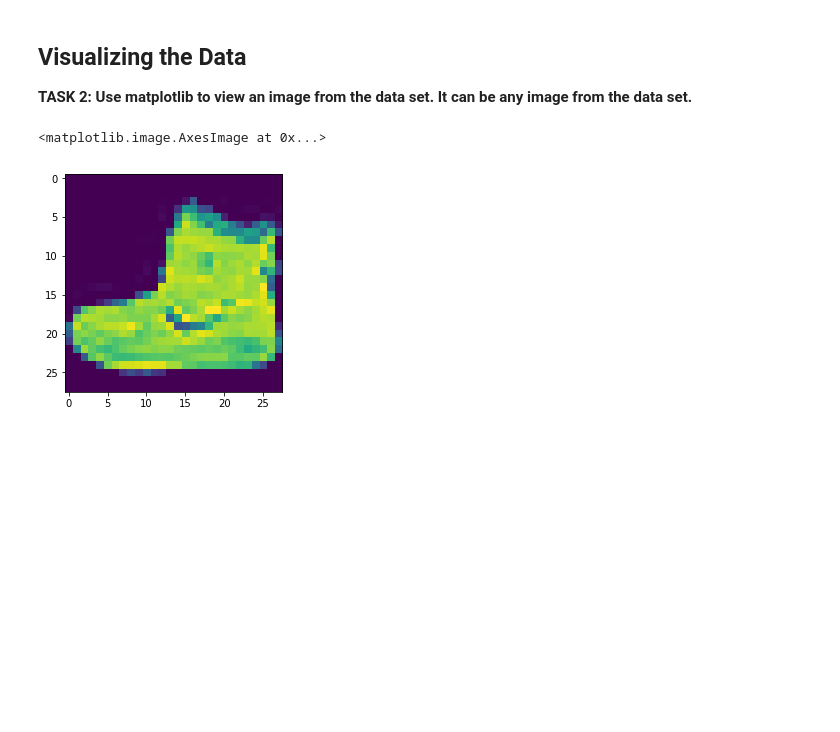
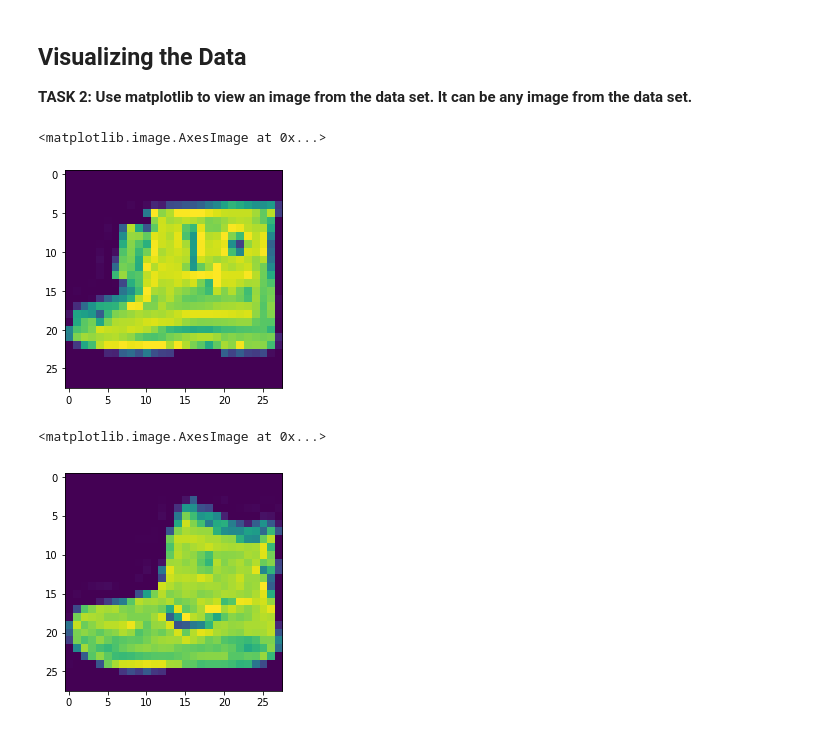
Before and after one commit to Dimisz/tensorflow_lectures, a Jupyter notebook: CNN_Assessment.ipynb, the cells around one changed output. Saved outputs shown, nothing was run; the diff lists cells and outputs as text; code cells hidden in the pictures; blank space fills up the shorter version.

```diff
--- a/CNN_Assessment.ipynb
+++ b/CNN_Assessment.ipynb
@@ -45,3 +47,11 @@ Using TensorFlow backend.
+# %%
+# get random image
+import random
+random_img = random.choice(x_train)
+plt.imshow(random_img)
+# %% [output]
+<matplotlib.image.AxesImage at 0x...>
+[figure, added]
 # %%
 # %% [output]
 <matplotlib.image.AxesImage at 0x...>
```
Also changed, not shown: parts of 21 cells of this notebook.
